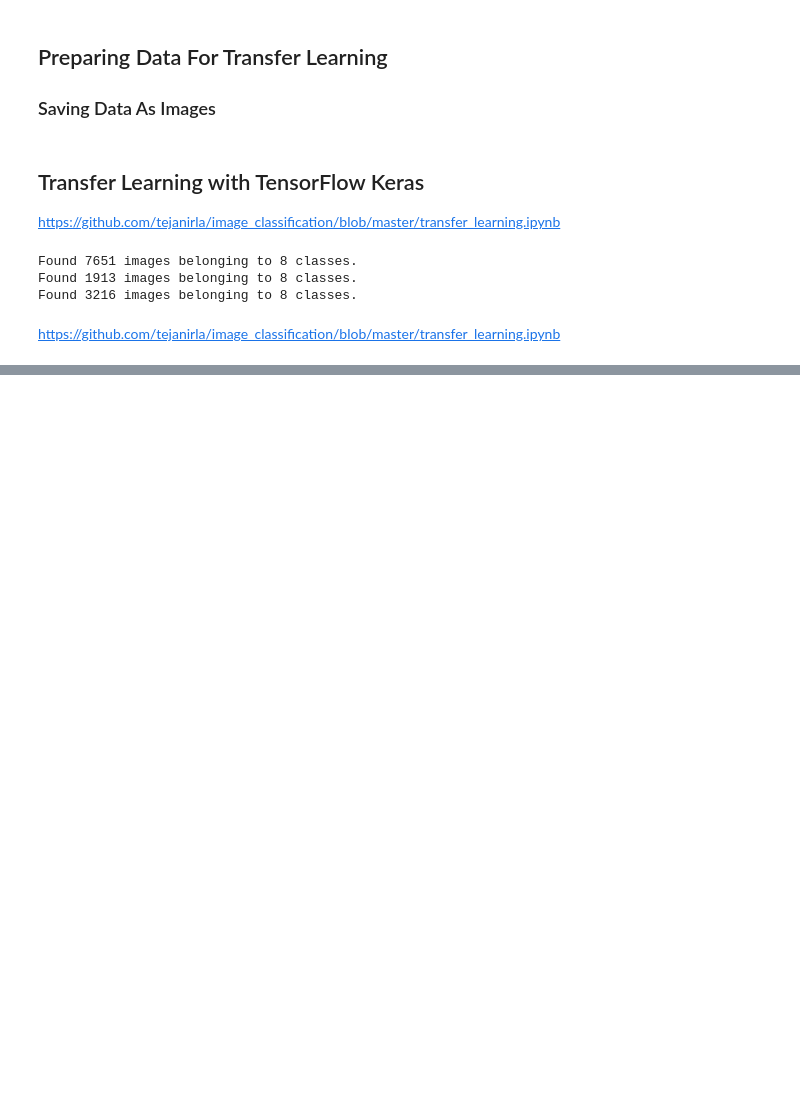
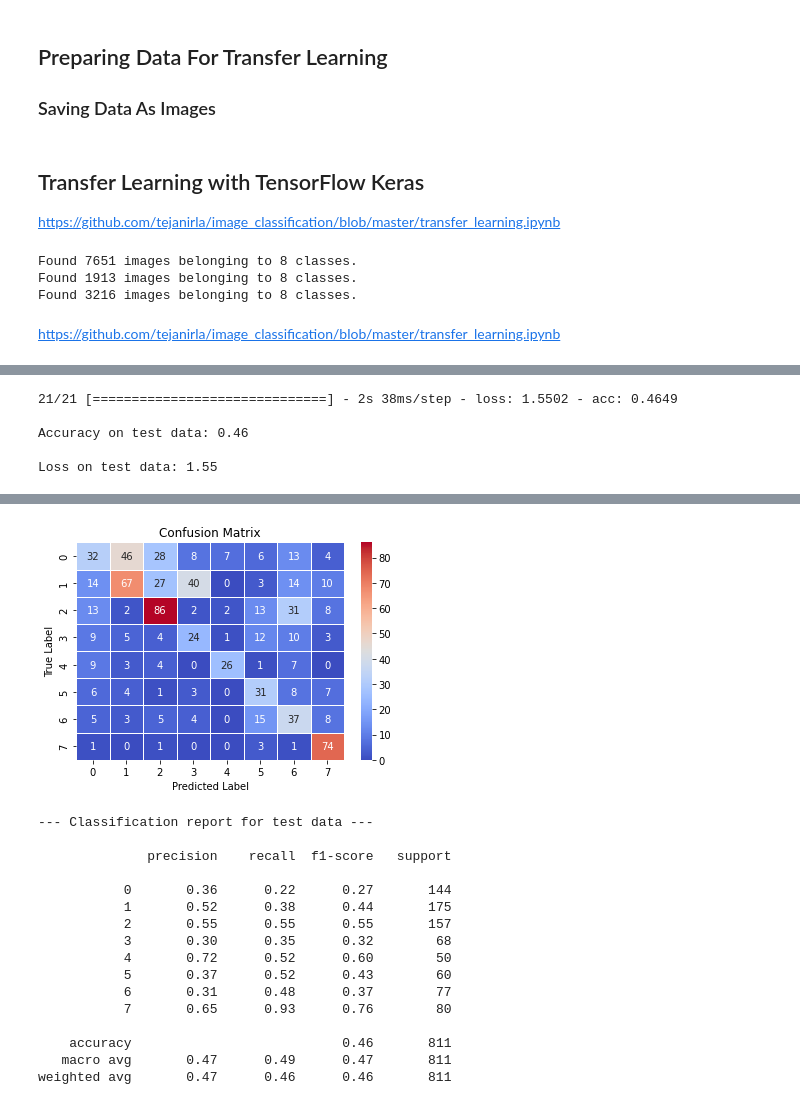
Before and after one commit to wamikamalik/CS3244-Group-8-Project-2, a Jupyter notebook: face extraction_combined data.ipynb, the cells around one changed output, grey strips where cells are left out. Saved outputs shown, nothing was run; the diff lists cells and outputs as text; code cells hidden in the pictures; blank space fills up the shorter version.

```diff
--- a/face extraction_combined data.ipynb
+++ b/face extraction_combined data.ipynb
@@ -722,0 +854,24 @@ model.save("best_model_face_inception.h5")
+# %%
+model_inception = keras.models.load_model('best_model_face_inception.h5')
+score = model_inception.evaluate(unseen_generator, verbose=1)
+
+print("\nAccuracy on test data: %0.2f" % score[1])
+print("\nLoss on test data: %0.2f" % score[0])
+# %% [output]
+21/21 [==============================] - 2s 38ms/step - loss: 1.5502 - acc: 0.4649
+
+Accuracy on test data: 0.46
+
+Loss on test data: 1.55
+# %%
+y_pred_test = model_inception.predict(unseen_generator)
+# Take the class with the highest probability from the test predictions
+max_y_pred_test = np.argmax(y_pred_test, axis=1)
+max_y_test = unseen_generator.classes
+
+show_confusion_matrix(max_y_test, max_y_pred_test)
+
+print("\n--- Classification report for test data ---\n")
+
+print(classification_report(max_y_test, max_y_pred_test))
+# %% [output]
@@ -722,0 +879,17 @@ model.save("best_model_face_inception.h5")
+[figure, added]
+--- Classification report for test data ---
+
+              precision    recall  f1-score   support
+
+           0       0.36      0.22      0.27       144
+           1       0.52      0.38      0.44       175
+           2       0.55      0.55      0.55       157
+           3       0.30      0.35      0.32        68
+           4       0.72      0.52      0.60        50
+           5       0.37      0.52      0.43        60
+           6       0.31      0.48      0.37        77
+           7       0.65      0.93      0.76        80
+
+    accuracy                           0.46       811
+   macro avg       0.47      0.49      0.47       811
+weighted avg       0.47      0.46      0.46       811
```
Also changed, not shown: parts of 28 cells of this notebook, 4 other files.
